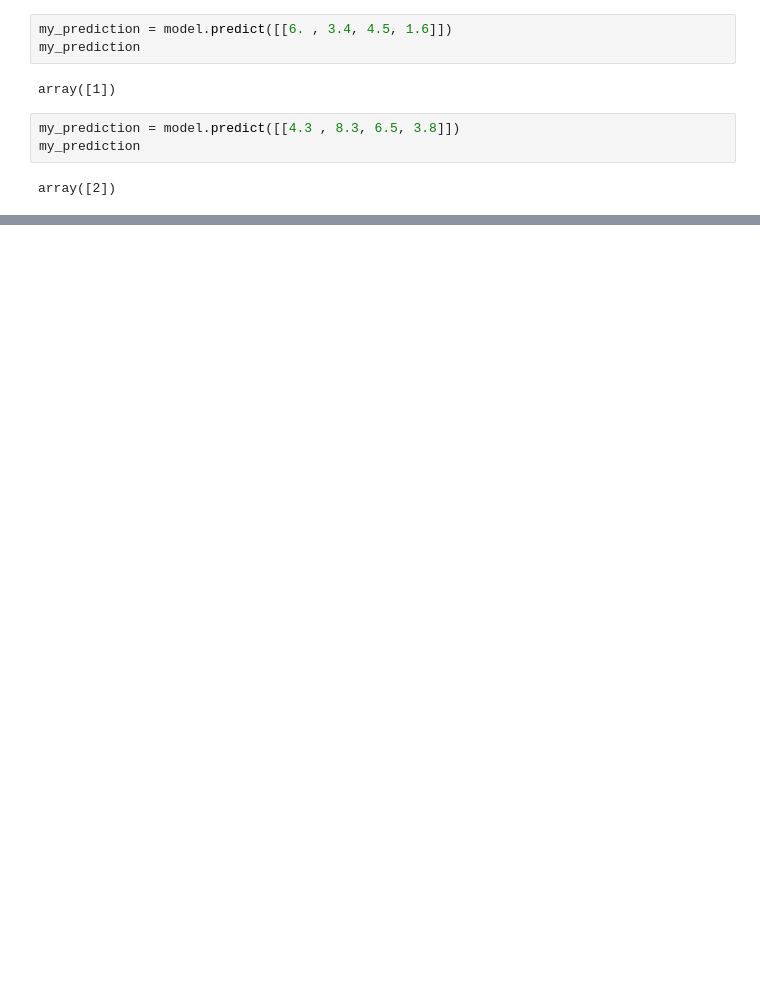
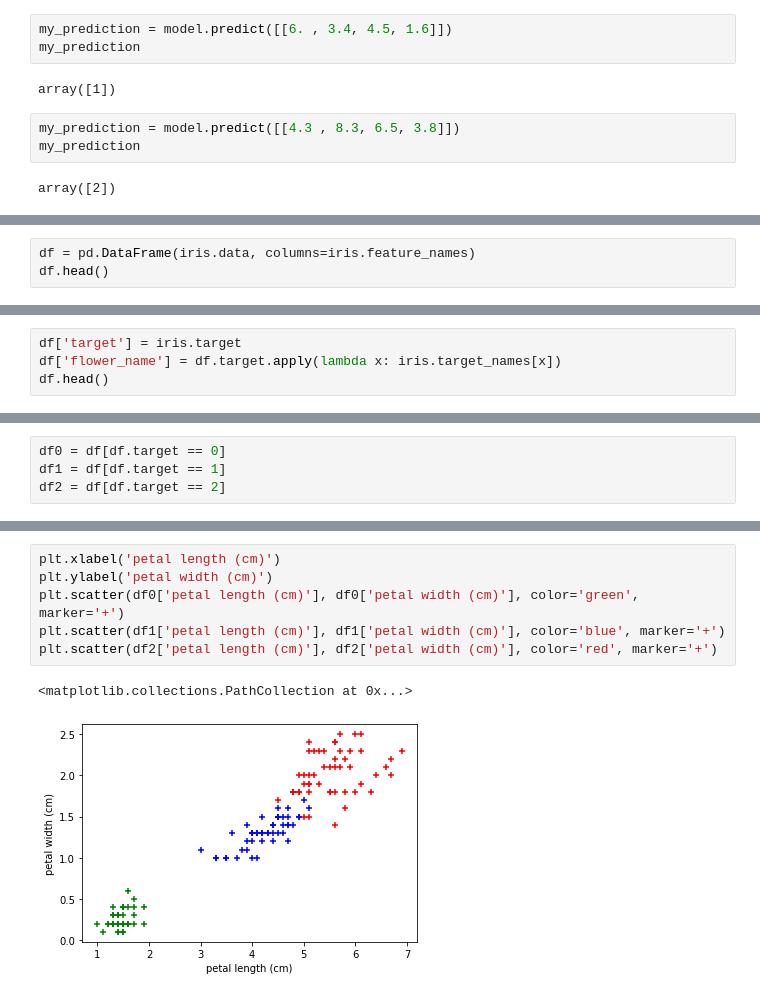
Before and after one commit to KonstantinosXouveroudis/learning-python, a Jupyter notebook: exercises/ml/logistics_iris_exercise.ipynb, the cells around one changed output, grey strips where cells are left out. Drawn from its saved outputs; the diff is of its cells as text; blank space fills up the shorter version.

```diff
--- a/exercises/ml/logistics_iris_exercise.ipynb
+++ b/exercises/ml/logistics_iris_exercise.ipynb
@@ -99,0 +104,3 @@ array([2])
+# %%
+df = pd.DataFrame(iris.data, columns=iris.feature_names)
+df.head()
@@ -99,0 +114,4 @@ array([2])
+# %%
+df['target'] = iris.target
+df['flower_name'] = df.target.apply(lambda x: iris.target_names[x])
+df.head()
@@ -99,0 +125,4 @@ array([2])
+# %%
+df0 = df[df.target == 0]
+df1 = df[df.target == 1]
+df2 = df[df.target == 2]
@@ -99,0 +138,9 @@ array([2])
+# %%
+plt.xlabel('petal length (cm)')
+plt.ylabel('petal width (cm)')
+plt.scatter(df0['petal length (cm)'], df0['petal width (cm)'], color='green', marker='+')
+plt.scatter(df1['petal length (cm)'], df1['petal width (cm)'], color='blue', marker='+')
+plt.scatter(df2['petal length (cm)'], df2['petal width (cm)'], color='red', marker='+')
+# %% [output]
+<matplotlib.collections.PathCollection at 0x...>
+[figure, added]
```
Also changed, not shown: parts of 8 cells of this notebook, 2 other files.
